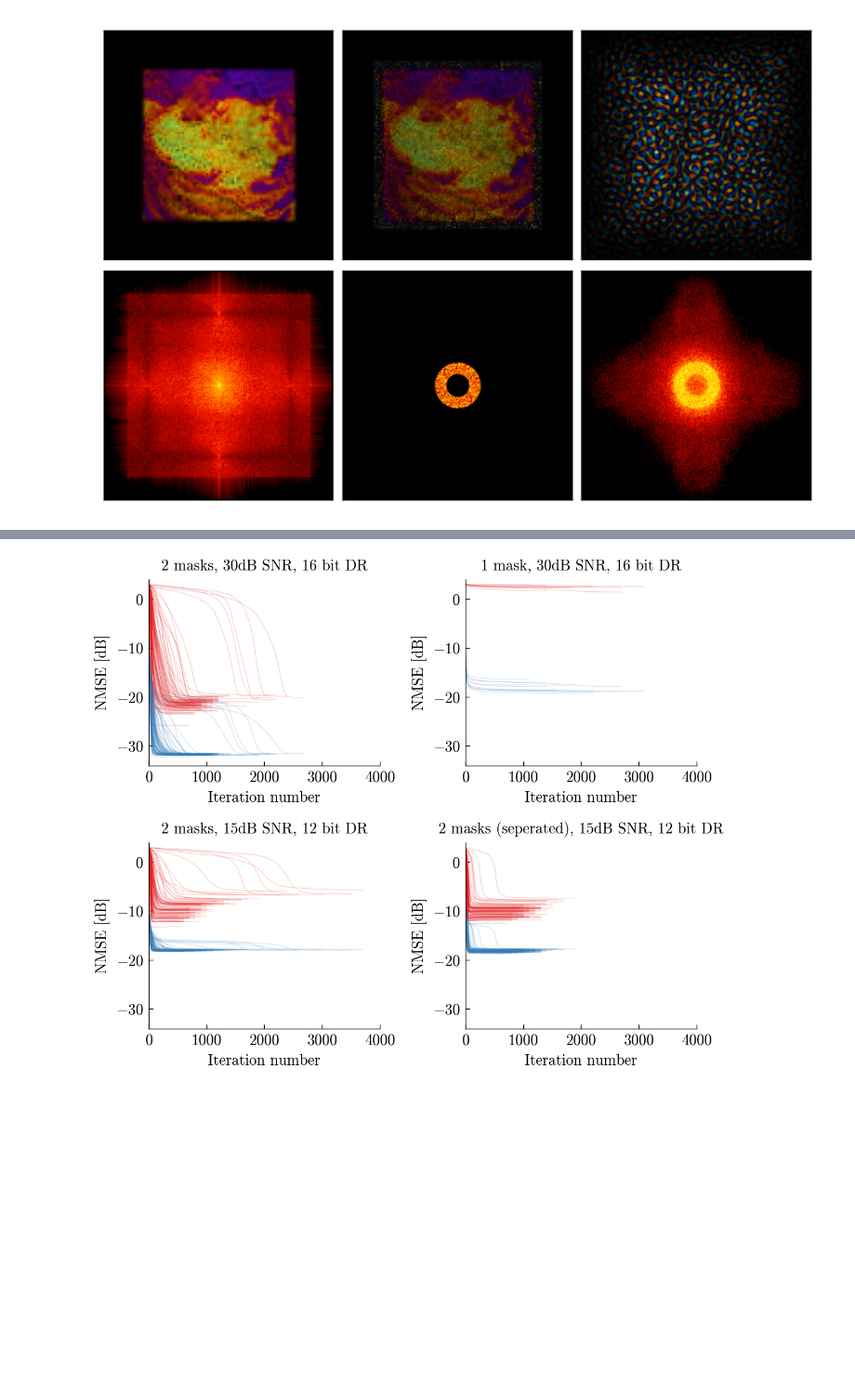
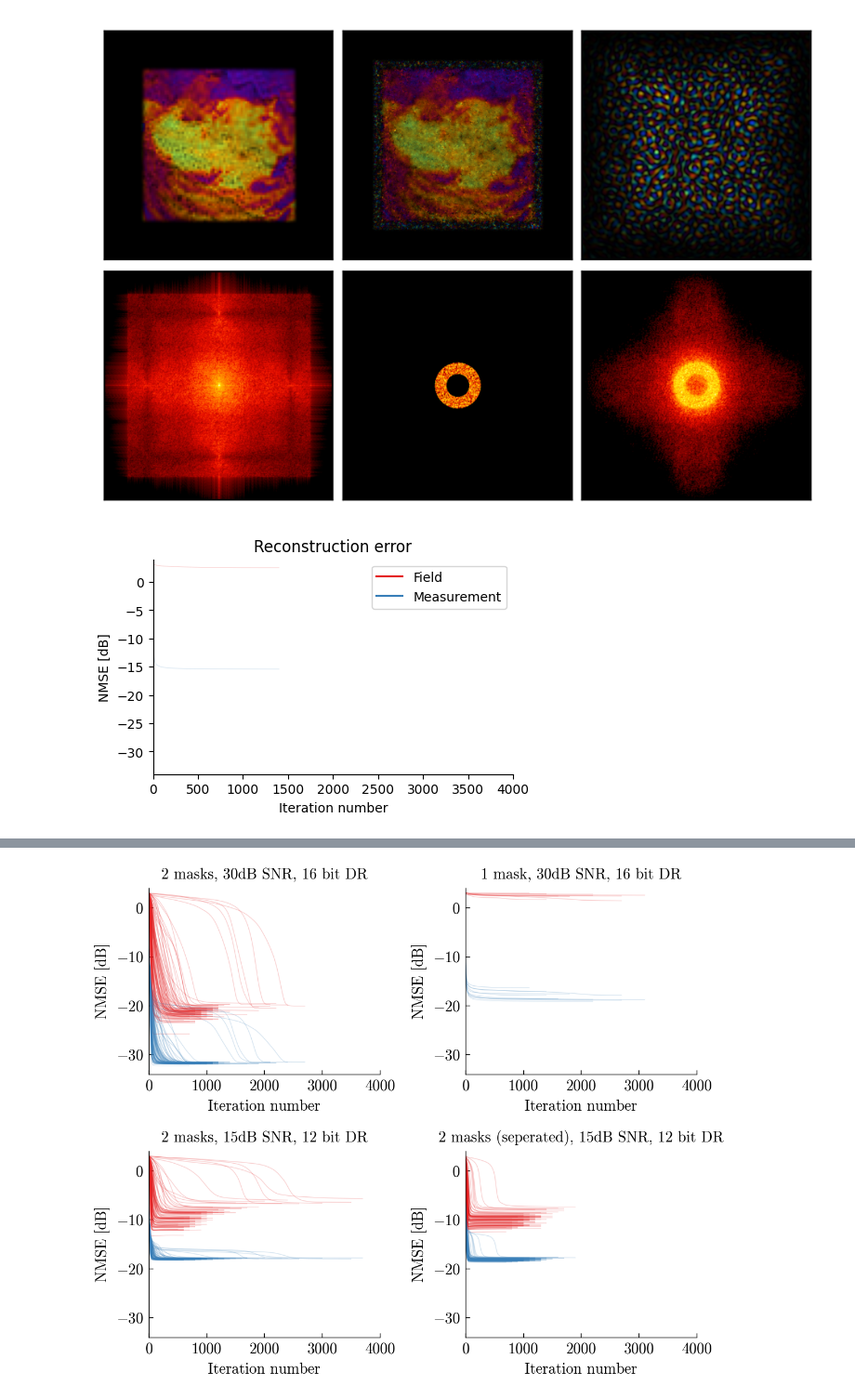
Before and after one commit to gilan6/MS-CDI, a Jupyter notebook: MS_CDI.ipynb, the cells around one changed output, grey strips where cells are left out. Shown at 93% size. Saved outputs shown, nothing was run; the diff lists cells and outputs as text; code cells hidden in the pictures; blank space fills up the shorter version.

```diff
--- a/MS_CDI.ipynb
+++ b/MS_CDI.ipynb
@@ -146,3 +146,12 @@ for ax in axs1.flatten():
     ax.get_yaxis().set_ticks([])
 # %% [output]
 [figure]
+# %%
+# To run RPI you can just use the following line. masks[..., 0] is the modulating mask
+masks_1m = cpu2gpu(np.stack((masks[..., 0], masks[..., 0]), axis=2))
+
+p = Param(scenario=ScenarioParam(obj_num=1, bit_depth=12, snr=15.0))
+objs, recs, meas_errs, rec_errs, _ = many_objects(p, frames, masks_1m, rec0)
+save_outputs(meas_errs, rec_errs, file_path='./Results/new_results_RPI.h5')
+# %% [output]
+[figure, added]
```
Also changed, not shown: parts of 2 cells of this notebook.
